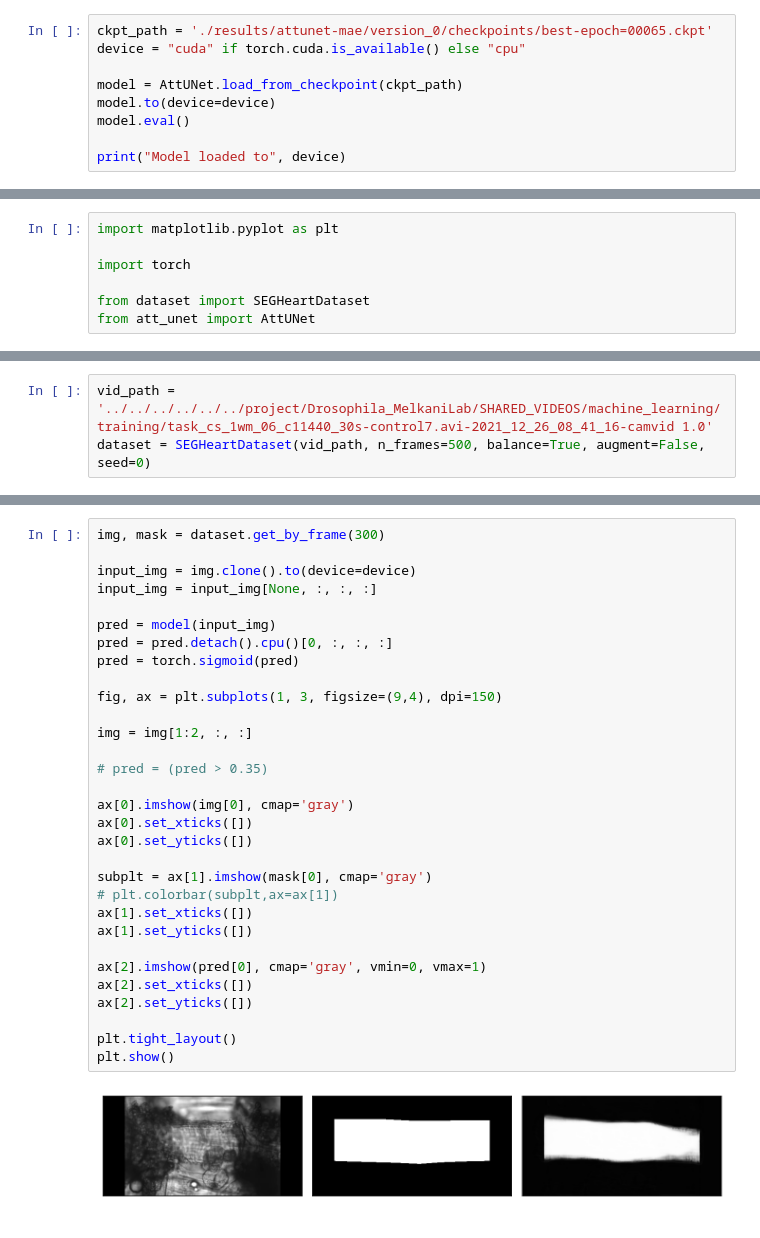
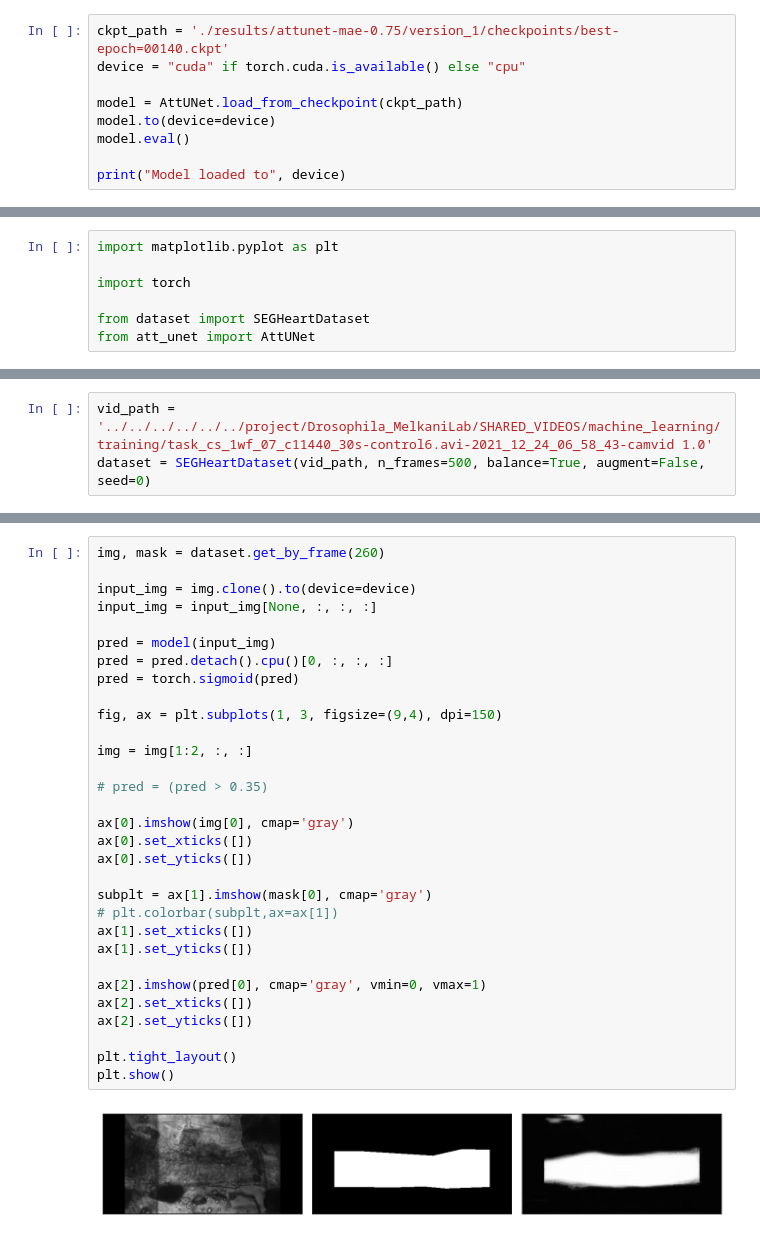
Before and after one commit to YashMelkani/unet-mae-seg, a Jupyter notebook: evaluate.ipynb, the cells around one changed output, grey strips where cells are left out. Cells and saved outputs as stored; diff of their text form.

```diff
--- a/evaluate.ipynb
+++ b/evaluate.ipynb
@@ -64,7 +65,7 @@ import torch
 from dataset import MAEHeartDataset
 from att_unet import AttUNet
 # %%
-ckpt_path = './results/attunet-mae/version_0/checkpoints/best-epoch=00065.ckpt'
+ckpt_path = './results/attunet-mae-0.75/version_1/checkpoints/best-epoch=00140.ckpt'
 device = "cuda" if torch.cuda.is_available() else "cpu"
 
 model = AttUNet.load_from_checkpoint(ckpt_path)
@@ -164,6 +172,6 @@ print("Model loaded to", device)
 # %% [output]
 Model loaded to cpu
 # %%
-vid_path = '../../../../../../project/Drosophila_MelkaniLab/SHARED_VIDEOS/machine_learning/training/task_cs_1wm_06_c11440_30s-control7.avi-2021_12_26_08_41_16-camvid 1.0'
+vid_path = '../../../../../../project/Drosophila_MelkaniLab/SHARED_VIDEOS/machine_learning/training/task_cs_1wf_07_c11440_30s-control6.avi-2021_12_24_06_58_43-camvid 1.0'
 dataset = SEGHeartDataset(vid_path, n_frames=500, balance=True, augment=False, seed=0)
 # %%
@@ -192,33 +200,33 @@ plt.tight_layout()
 # %%
-img, mask = dataset.get_by_frame(300)
+img, mask = dataset.get_by_frame(260)
 
 input_img = img.clone().to(device=device)
 input_img = input_img[None, :, :, :]
 
 pred = model(input_img)
 pred = pred.detach().cpu()[0, :, :, :]
 pred = torch.sigmoid(pred)
 
 fig, ax = plt.subplots(1, 3, figsize=(9,4), dpi=150)
 
 img = img[1:2, :, :]
 
 # pred = (pred > 0.35)
 
 ax[0].imshow(img[0], cmap='gray')
 ax[0].set_xticks([])
 ax[0].set_yticks([])
 
 subplt = ax[1].imshow(mask[0], cmap='gray')
 # plt.colorbar(subplt,ax=ax[1])
 ax[1].set_xticks([])
 ax[1].set_yticks([])
 
 ax[2].imshow(pred[0], cmap='gray', vmin=0, vmax=1)
 ax[2].set_xticks([])
 ax[2].set_yticks([])
 
 plt.tight_layout()
 plt.show()
 # %% [output]
-[figure, old version]
+[figure, new version]
```
Also changed, not shown: parts of 9 cells of this notebook, 28 other files.
